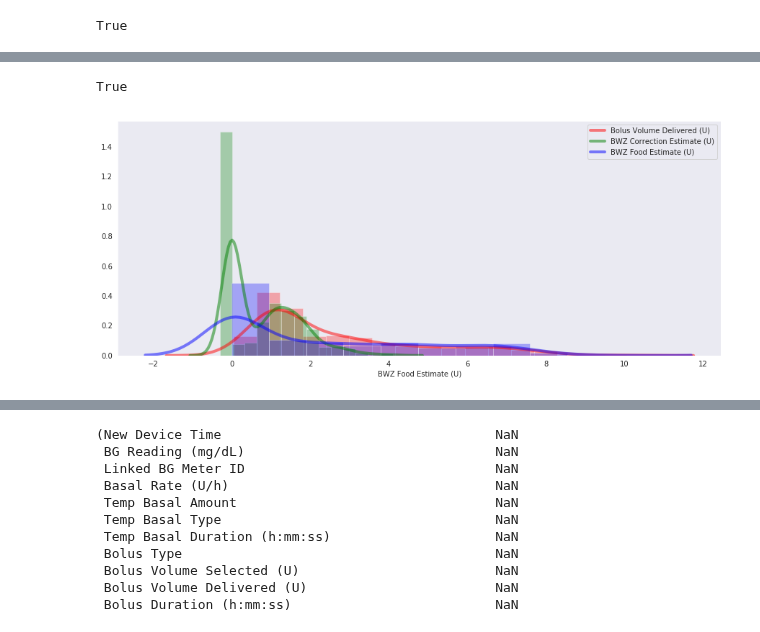
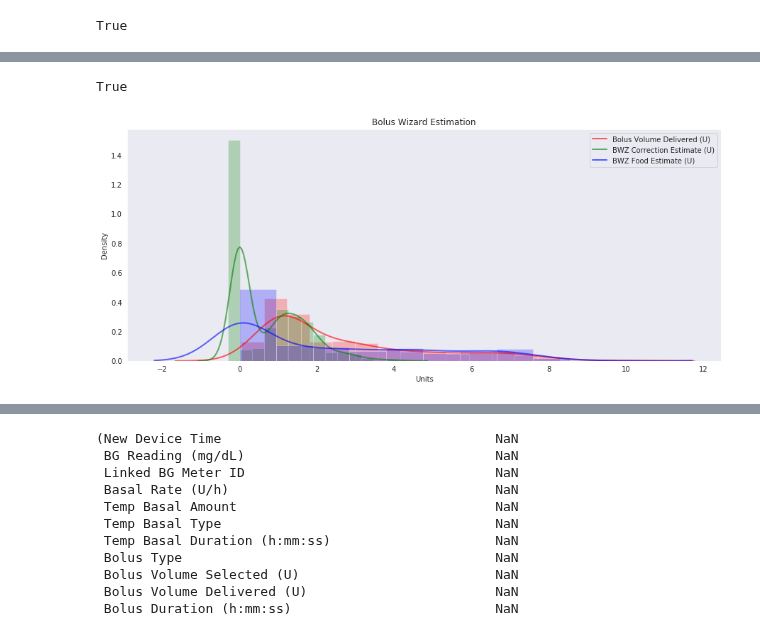
Before and after one commit to gmagannaDevelop/DiabManager, a Jupyter notebook: Carelink.ipynb, the cells around one changed output, grey strips where cells are left out. Saved outputs shown, nothing was run; the diff lists cells and outputs as text; code cells hidden in the pictures.

```diff
--- a/Carelink.ipynb
+++ b/Carelink.ipynb
@@ -158,10 +185,15 @@ undesired_columns = [
     'BWZ Target High BG (mg/dL)',
     'BWZ Target Low BG (mg/dL)',
     'Bolus Type',
+    'Insulin Action Curve Time',
     'New Device Time',
+    'Bolus Duration (h:mm:ss)',
     'Prime Type',
     'Prime Volume Delivered (U)',
     'Alarm',
+    'ISIG Value',
+    'Event Marker',
+    'Bolus Number',
     'Suspend',
     'Rewind',
     'Linked BG Meter ID',
@@ -194,8 +224,19 @@ Index(['Date', 'Time', 'BG Reading (mg/dL)', 'Basal Rate (U/h)',
       dtype='object')
+# %%
+unsure_columns = [
+    'BG Reading (mg/dL)',
+    'Sensor Calibration BG (mg/dL)'
+]
+# %%
+proc1 = raw.drop(unsure_columns, axis=1)
+# %%
+proc1 = time_indexed_df(proc1)
 # %%
 overlapping_histograms(proc1,
                        ['Bolus Volume Delivered (U)', 'BWZ Correction Estimate (U)', 'BWZ Food Estimate (U)'],
-                      colors=['red', 'green', 'blue'])
+                       colors=['red', 'green', 'blue'],
+                       labels=('Bolus Wizard Estimation', 'Units', 'Density')
+                      )
 # %% [output]
 True
-[figure, old version]
+[figure, new version]
```
Also changed, not shown: parts of 13 cells of this notebook, 1 other file.
